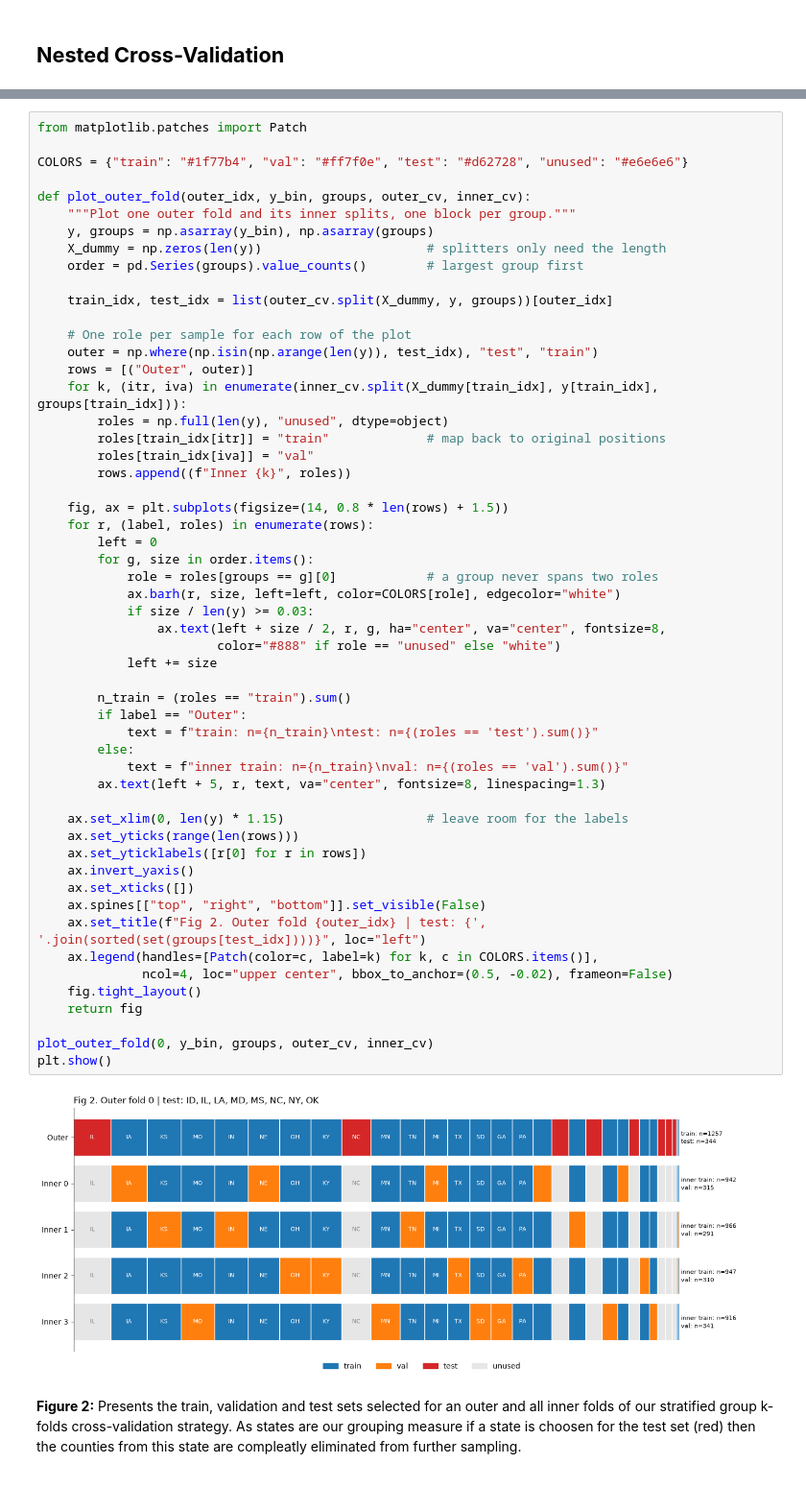
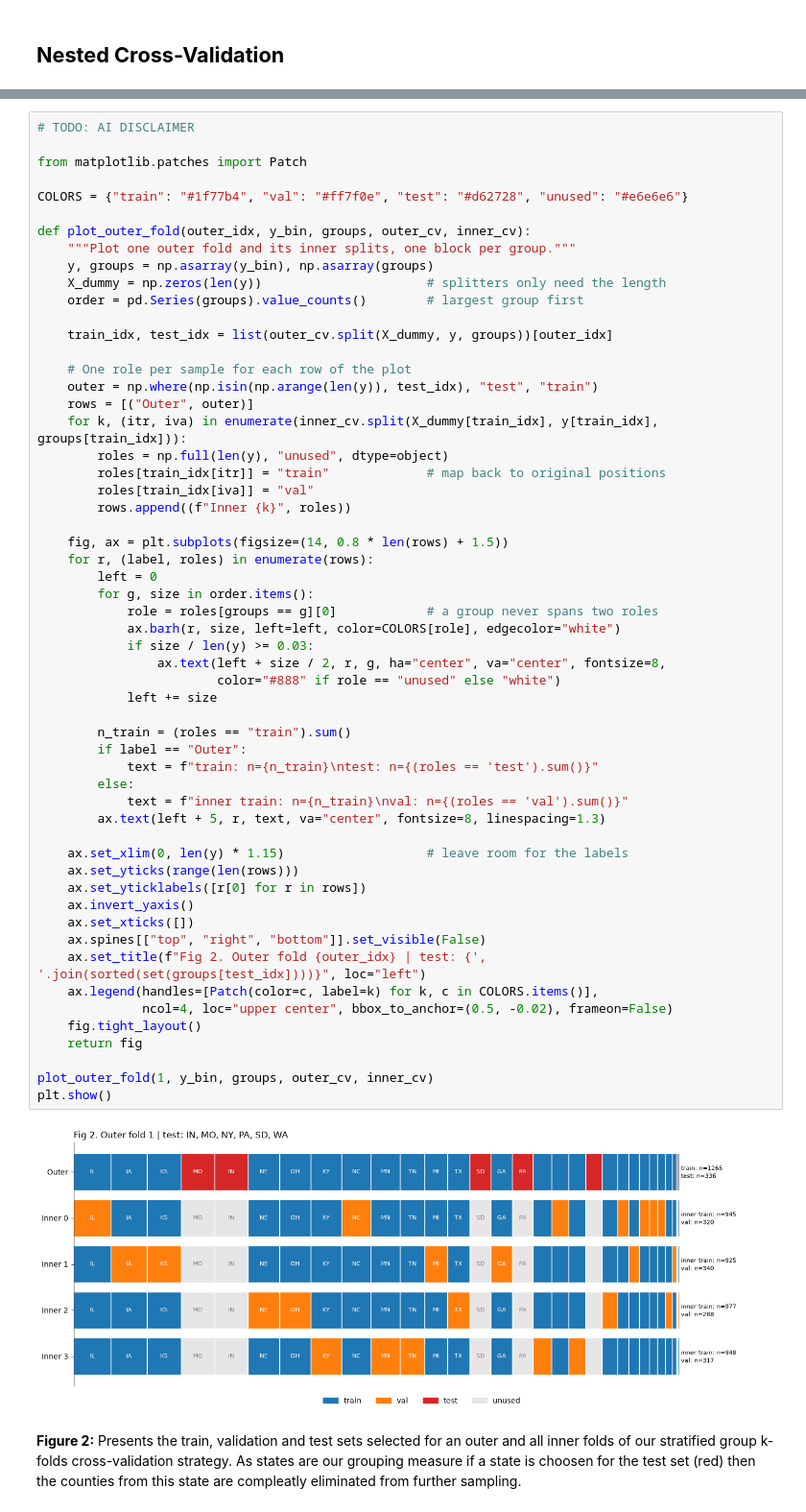
Before and after one commit to nkakowalska/CropNet, a Jupyter notebook: src/cropnet/feature_extraction.ipynb, the cells around one changed output, grey strips where cells are left out. Shown at 96% size. Drawn from its saved outputs; the diff is of its cells as text.

```diff
--- a/src/cropnet/feature_extraction.ipynb
+++ b/src/cropnet/feature_extraction.ipynb
@@ -341,5 +339,7 @@ inner_cv = StratifiedGroupKFold(n_splits=INNER_SPLITS, shuffle=True, random_stat
 y_bin = pd.cut(y, Y_BINS, labels=False)
 # %%
+# TODO: AI DISCLAIMER
+
 from matplotlib.patches import Patch
 
 COLORS = {"train": "#1f77b4", "val": "#ff7f0e", "test": "#d62728", "unused": "#e6e6e6"}
@@ -366,35 +366,35 @@ def plot_outer_fold(outer_idx, y_bin, groups, outer_cv, inner_cv):
         left = 0
         for g, size in order.items():
             role = roles[groups == g][0]            # a group never spans two roles
             ax.barh(r, size, left=left, color=COLORS[role], edgecolor="white")
             if size / len(y) >= 0.03:
                 ax.text(left + size / 2, r, g, ha="center", va="center", fontsize=8,
                         color="#888" if role == "unused" else "white")
             left += size
 
         n_train = (roles == "train").sum()
         if label == "Outer":
             text = f"train: n={n_train}\ntest: n={(roles == 'test').sum()}"
         else:
             text = f"inner train: n={n_train}\nval: n={(roles == 'val').sum()}"
         ax.text(left + 5, r, text, va="center", fontsize=8, linespacing=1.3)
 
     ax.set_xlim(0, len(y) * 1.15)                   # leave room for the labels
     ax.set_yticks(range(len(rows)))
     ax.set_yticklabels([r[0] for r in rows])
     ax.invert_yaxis()
     ax.set_xticks([])
     ax.spines[["top", "right", "bottom"]].set_visible(False)
     ax.set_title(f"Fig 2. Outer fold {outer_idx} | test: {', '.join(sorted(set(groups[test_idx])))}", loc="left")
     ax.legend(handles=[Patch(color=c, label=k) for k, c in COLORS.items()],
               ncol=4, loc="upper center", bbox_to_anchor=(0.5, -0.02), frameon=False)
     fig.tight_layout()
     return fig
 
-plot_outer_fold(0, y_bin, groups, outer_cv, inner_cv)
+plot_outer_fold(1, y_bin, groups, outer_cv, inner_cv)
 plt.show()
 # %% [output]
-[figure, old version]
+[figure, new version]
 # %% [markdown]
 **Figure 2:** Presents the train, validation and test sets selected for an outer and all inner folds of our stratified group k-folds cross-validation strategy. As states are our grouping measure if a state is choosen for the test set (red) then the counties from this state are compleatly eliminated from further sampling.
 # %% [markdown]
```
Also changed, not shown: parts of 12 cells of this notebook.
